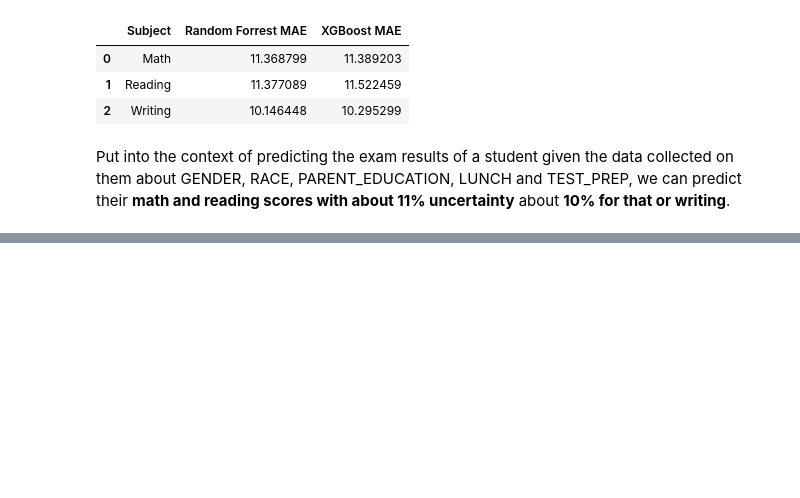
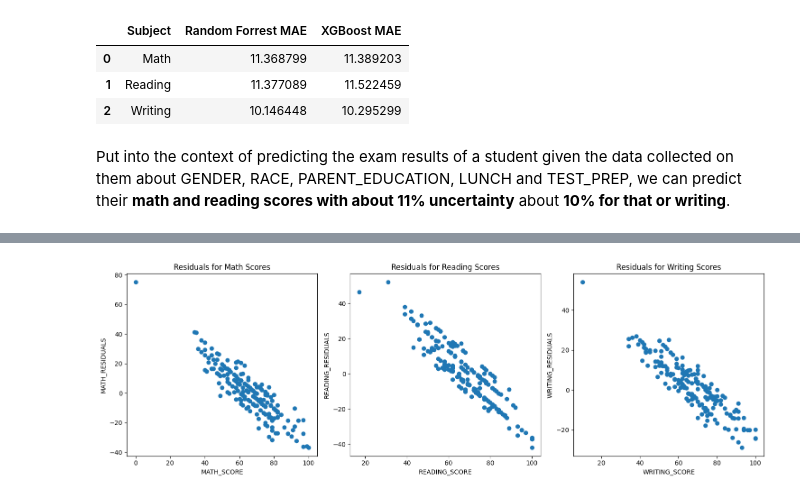
Before and after one commit to Tommy-McDonagh/examResults, a Jupyter notebook: inference.ipynb, the cells around one changed output, grey strips where cells are left out. Cells and saved outputs as stored; diff of their text form; code cells hidden in the pictures; blank space fills up the shorter version.

Commit message:
added predictions to the X_test dataframe and created a residuals plot for each test

```diff
--- a/inference.ipynb
+++ b/inference.ipynb
@@ -320,0 +337,8 @@ Put into the context of predicting the exam results of a student given the data
+# %%
+df_pred = X_test.copy()
+df_pred['MATH_SCORE_pred'] = forest_math
+df_pred['READING_SCORE_pred'] = forest_reading
+df_pred['WRITING_SCORE_pred'] = forest_writing
+
+plain_df_pred = pd.concat([plain_df, df_pred[['MATH_SCORE_pred', 'READING_SCORE_pred', 'WRITING_SCORE_pred']]], axis=1, join='inner')
+plain_df_pred
@@ -320,0 +359,31 @@ Put into the context of predicting the exam results of a student given the data
+# %%
+import matplotlib.pyplot as plt
+
+# Calculate the residuals for each subject and prediction
+plain_df_pred['MATH_RESIDUALS'] = plain_df_pred['MATH_SCORE_pred'] - plain_df_pred['MATH_SCORE']
+plain_df_pred['READING_RESIDUALS'] = plain_df_pred['READING_SCORE_pred'] - plain_df_pred['READING_SCORE']
+plain_df_pred['WRITING_RESIDUALS'] = plain_df_pred['WRITING_SCORE_pred'] - plain_df_pred['WRITING_SCORE']
+
+# Create the figure and axes for the plot
+fig, axs = plt.subplots(1, 3, figsize=(15, 5))
+
+# Plot the residuals for each subject and prediction
+axs[0].scatter(plain_df_pred['MATH_SCORE'], plain_df_pred['MATH_RESIDUALS'])
+axs[0].set_xlabel('MATH_SCORE')
+axs[0].set_ylabel('MATH_RESIDUALS')
+axs[0].set_title('Residuals for Math Scores')
+
+axs[1].scatter(plain_df_pred['READING_SCORE'], plain_df_pred['READING_RESIDUALS'])
+axs[1].set_xlabel('READING_SCORE')
+axs[1].set_ylabel('READING_RESIDUALS')
+axs[1].set_title('Residuals for Reading Scores')
+
+axs[2].scatter(plain_df_pred['WRITING_SCORE'], plain_df_pred['WRITING_RESIDUALS'])
+axs[2].set_xlabel('WRITING_SCORE')
+axs[2].set_ylabel('WRITING_RESIDUALS')
+axs[2].set_title('Residuals for Writing Scores')
+
+plt.tight_layout()
+plt.show()
+# %% [output]
+[figure, added]
```
Also changed, not shown: parts of 4 cells of this notebook.
